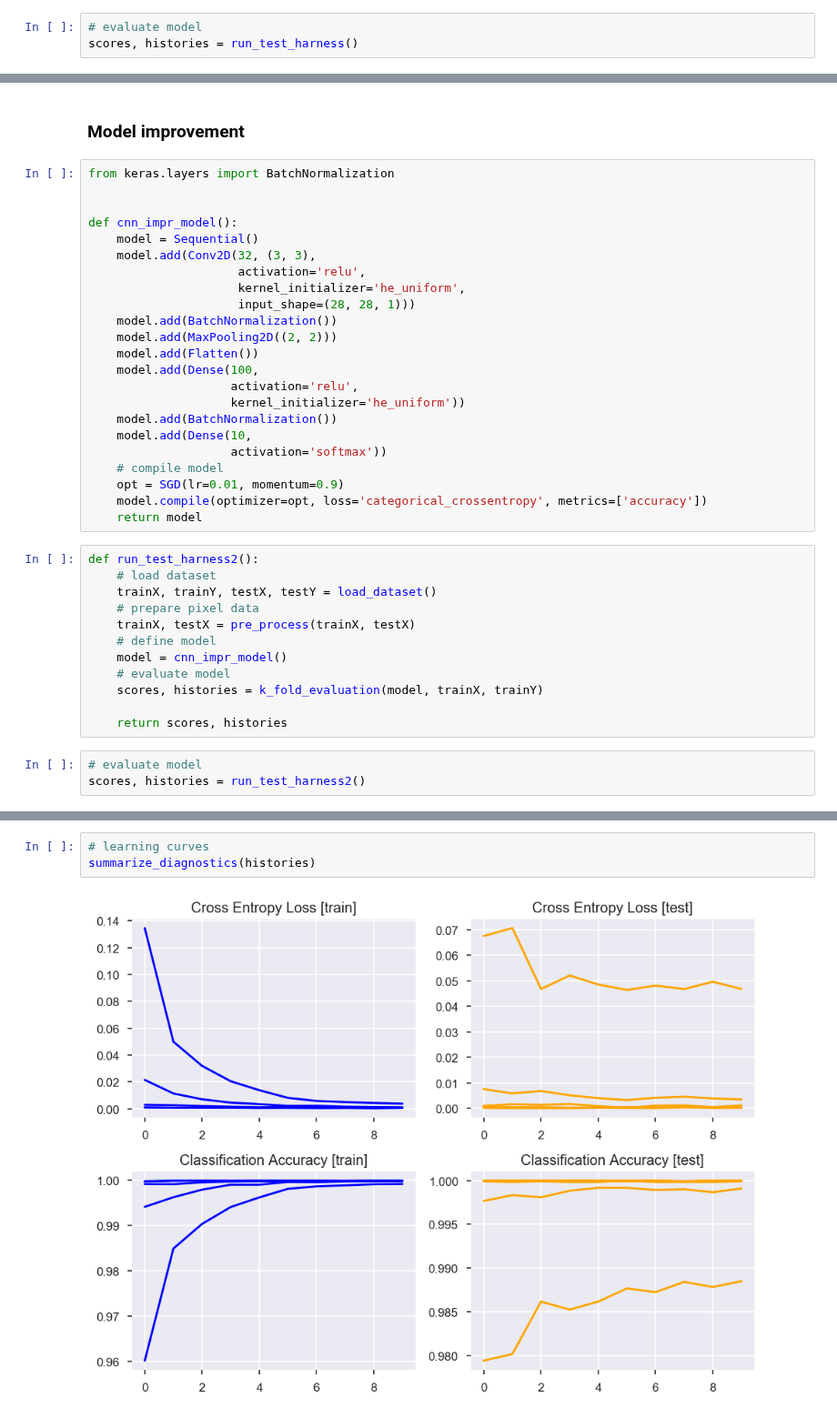
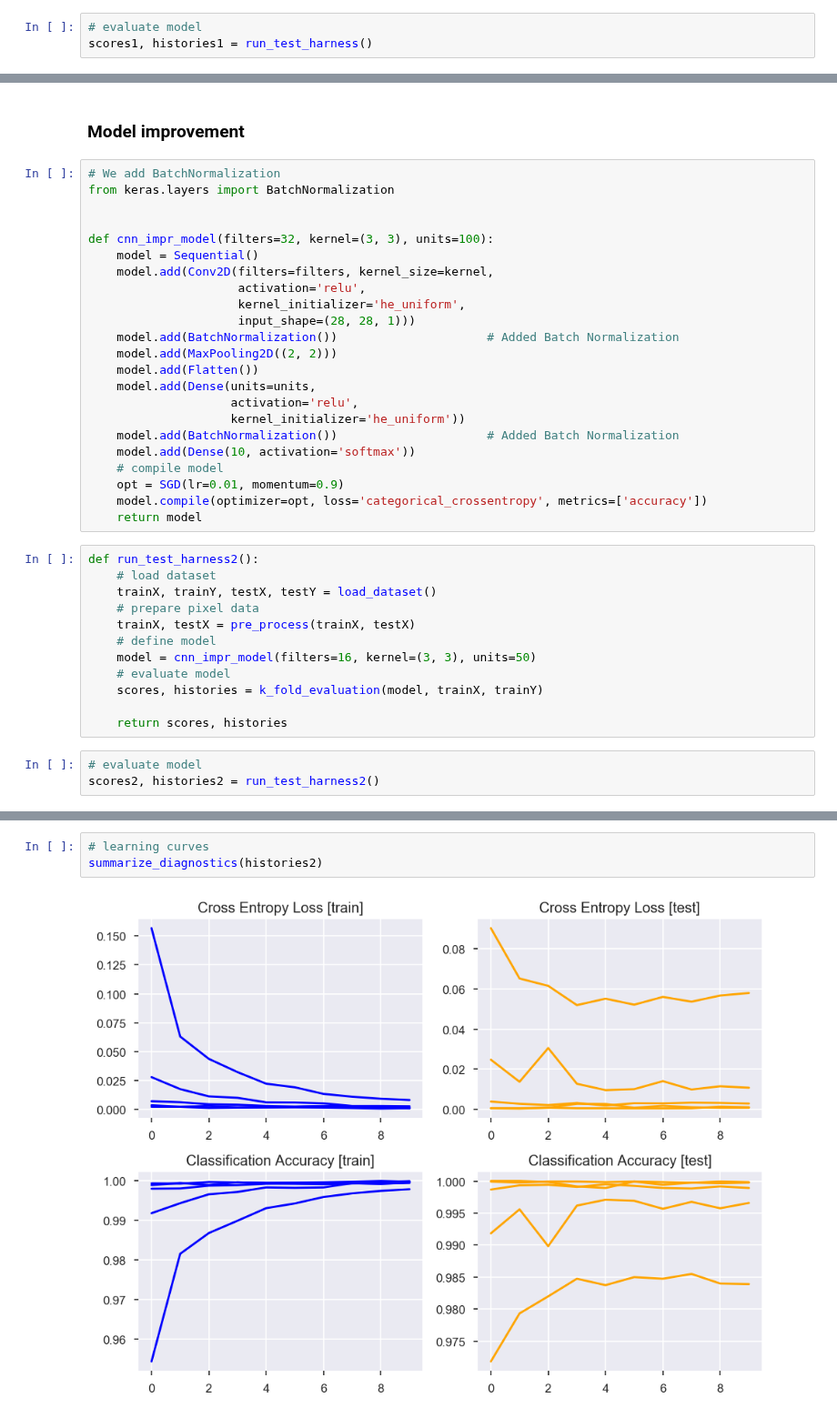
Before and after one commit to jgdelrio/tutorials, a Jupyter notebook: Intro/04_MNIST_Handwritten_Digit_Classification.ipynb, the cells around one changed output, grey strips where cells are left out. Shown at 91% size. Drawn from its saved outputs; the diff is of its cells as text.

```diff
--- a/Intro/04_MNIST_Handwritten_Digit_Classification.ipynb
+++ b/Intro/04_MNIST_Handwritten_Digit_Classification.ipynb
@@ -397,5 +396,5 @@ def run_test_harness():
     return scores, histories
 # %%
 # evaluate model
-scores, histories = run_test_harness()
+scores1, histories1 = run_test_harness()
 # %% [output]
@@ -418,24 +423,24 @@ Accuracy: mean=99.682 std=0.520, n=5
 # %% [markdown]
 ### Model improvement
 # %%
+# We add BatchNormalization
 from keras.layers import BatchNormalization
 
 
-def cnn_impr_model():
+def cnn_impr_model(filters=32, kernel=(3, 3), units=100):
     model = Sequential()
-    model.add(Conv2D(32, (3, 3),
+    model.add(Conv2D(filters=filters, kernel_size=kernel,
                      activation='relu',
                      kernel_initializer='he_uniform',
                      input_shape=(28, 28, 1)))
-    model.add(BatchNormalization())
+    model.add(BatchNormalization())                     # Added Batch Normalization
     model.add(MaxPooling2D((2, 2)))
     model.add(Flatten())
-    model.add(Dense(100,
+    model.add(Dense(units=units,
                     activation='relu',
                     kernel_initializer='he_uniform'))
-    model.add(BatchNormalization())
-    model.add(Dense(10,
-                    activation='softmax'))
+    model.add(BatchNormalization())                     # Added Batch Normalization
+    model.add(Dense(10, activation='softmax'))
     # compile model
     opt = SGD(lr=0.01, momentum=0.9)
     model.compile(optimizer=opt, loss='categorical_crossentropy', metrics=['accuracy'])
@@ -447,12 +452,12 @@ def run_test_harness2():
     # prepare pixel data
     trainX, testX = pre_process(trainX, testX)
     # define model
-    model = cnn_impr_model()
+    model = cnn_impr_model(filters=16, kernel=(3, 3), units=50)
     # evaluate model
     scores, histories = k_fold_evaluation(model, trainX, trainY)
 
     return scores, histories
 # %%
 # evaluate model
-scores, histories = run_test_harness2()
+scores2, histories2 = run_test_harness2()
 # %% [output]
@@ -464,7 +475,7 @@ scores, histories = run_test_harness2()
 # %%
 # learning curves
-summarize_diagnostics(histories)
+summarize_diagnostics(histories2)
 # %% [output]
-[figure, old version]
+[figure, new version]
 # %%
 # summarize estimated performance
```
Also changed, not shown: parts of 23 cells of this notebook, 8 other files.
